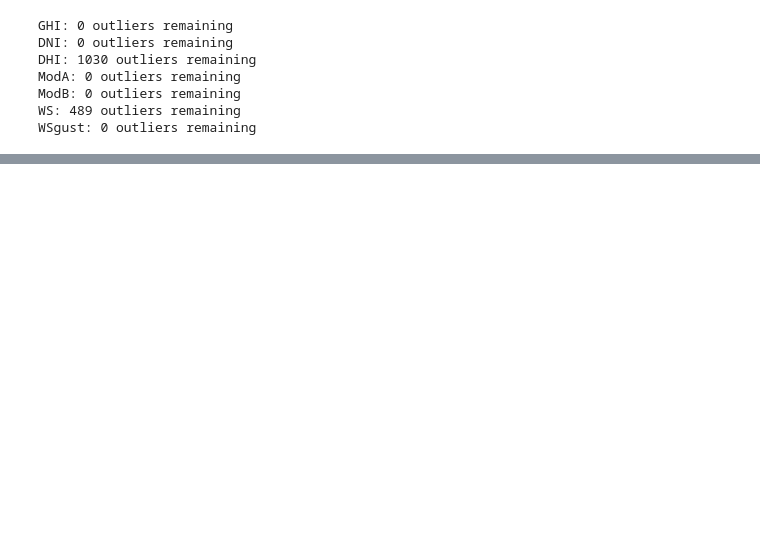
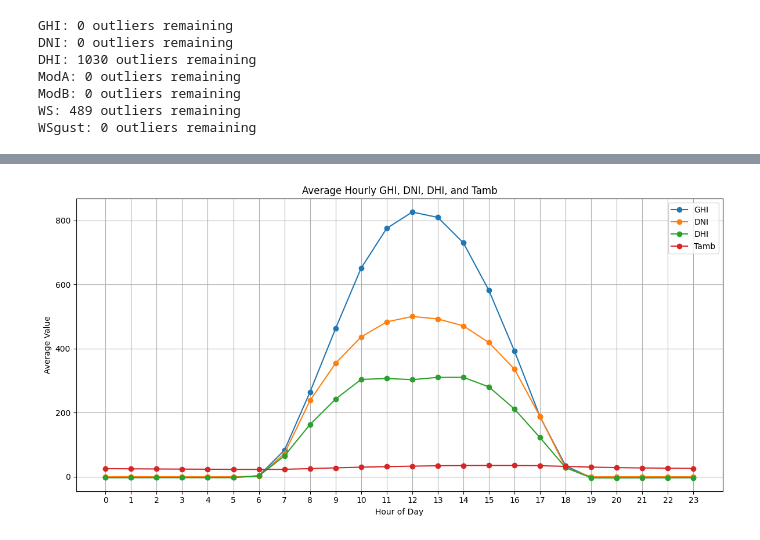
Before and after one commit to Becky-Chala/solar-challenge-week1, a Jupyter notebook: benin_eda.ipynb, the cells around one changed output, grey strips where cells are left out. Saved outputs shown, nothing was run; the diff lists cells and outputs as text; code cells hidden in the pictures; blank space fills up the shorter version.

```diff
--- a/benin_eda.ipynb
+++ b/benin_eda.ipynb
@@ -133,0 +175,14 @@ WSgust: 0 outliers remaining
+# %%
+df['Hour'] = df['Timestamp'].dt.hour
+hourly_avg = df.groupby('Hour')[['GHI', 'DNI', 'DHI', 'Tamb']].mean()
+
+hourly_avg.plot(figsize=(12, 6), marker='o')
+plt.title('Average Hourly GHI, DNI, DHI, and Tamb')
+plt.xlabel('Hour of Day')
+plt.ylabel('Average Value')
+plt.grid(True)
+plt.xticks(range(0, 24))
+plt.tight_layout()
+plt.show()
+# %% [output]
+[figure, added]
```
Also changed, not shown: parts of 17 cells of this notebook.
